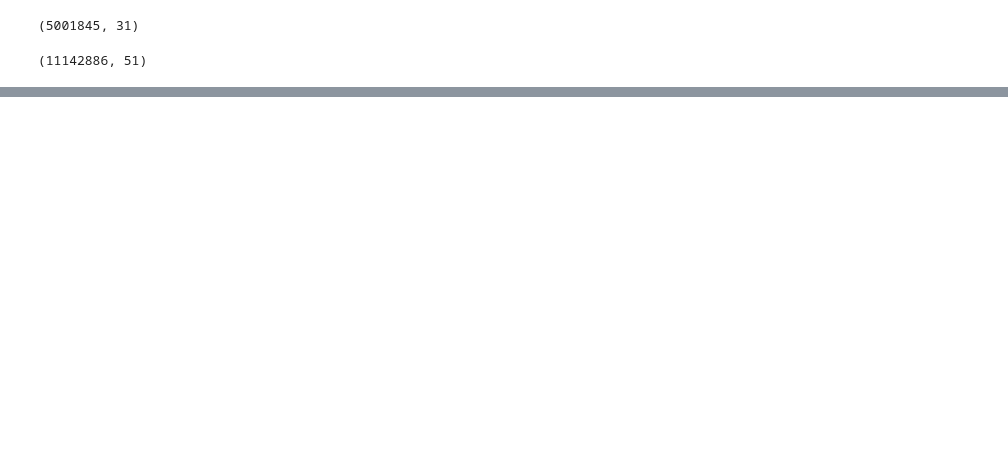
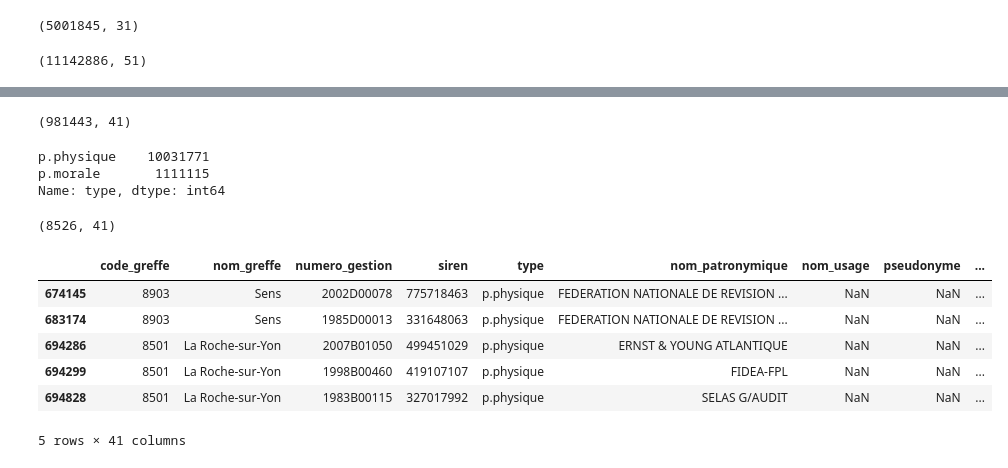
Before and after one commit to raphaeleadjerad/data_inpi, a Jupyter notebook: notebooks/02_clean_raw_inpi.ipynb, the cells around one changed output, grey strips where cells are left out. Cells and saved outputs as stored; diff of their text form; code cells hidden in the pictures; blank space fills up the shorter version.

```diff
--- a/notebooks/02_clean_raw_inpi.ipynb
+++ b/notebooks/02_clean_raw_inpi.ipynb
@@ -139,0 +156,2 @@ df_rep.loc[df_rep["prenoms"] == "", "nom_patronymique2"].str
+# %%
+df_rep.loc[df_rep["prenoms"] == "", ["nom_cor", "prenom1_cor", "prenom2_cor", "prenom3_cor"]] = temp
@@ -139,0 +176,4 @@ df_rep.loc[df_rep["prenoms"] == "", "nom_patronymique2"].str
+# %%
+df_rep.loc[df_rep["nom_cor"] == "", "nom_cor"] = np.nan
+# %%
+df_rep.loc[df_rep["prenom1_cor"] == "", "prenom1_cor"] = np.nan
@@ -139,0 +183,26 @@ df_rep.loc[df_rep["prenoms"] == "", "nom_patronymique2"].str
+# %%
+df_rep.loc[(df_rep["prenoms"].isna()==True)&(df_rep["siren_representant_pm"].isna()==False), ].shape
+# %% [output]
+(981443, 41)
+# %%
+df_rep["type"] = df_rep["type"].str.lower().str.replace(" ", "")
+# %%
+df_rep["type"].value_counts()
+# %% [output]
+p.physique    10031771
+p.morale       1111115
+Name: type, dtype: int64
+# %%
+df_rep.loc[(df_rep["prenoms"].isna()==True)&(df_rep["type"]=="p.physique"),:].shape # 8526
+# %% [output]
+(8526, 41)
+# %%
+df_rep.loc[(df_rep["prenoms"].isna()==True)&(df_rep["type"]=="p.physique"),:].head()
+# %% [output]
+|  | code_greffe | nom_greffe | numero_gestion | siren | type | nom_patronymique | nom_usage | pseudonyme | ... |
+| 674145 | 8903 | Sens | 2002D00078 | 775718463 | p.physique | FEDERATION NATIONALE DE REVISION ... | NaN | NaN | ... |
+| 683174 | 8903 | Sens | 1985D00013 | 331648063 | p.physique | FEDERATION NATIONALE DE REVISION ... | NaN | NaN | ... |
+| 694286 | 8501 | La Roche-sur-Yon | 2007B01050 | 499451029 | p.physique | ERNST & YOUNG ATLANTIQUE | NaN | NaN | ... |
+| 694299 | 8501 | La Roche-sur-Yon | 1998B00460 | 419107107 | p.physique | FIDEA-FPL | NaN | NaN | ... |
+| 694828 | 8501 | La Roche-sur-Yon | 1983B00115 | 327017992 | p.physique | SELAS G/AUDIT | NaN | NaN | ... |
+5 rows × 41 columns
```
Also changed, not shown: parts of 21 cells of this notebook.
